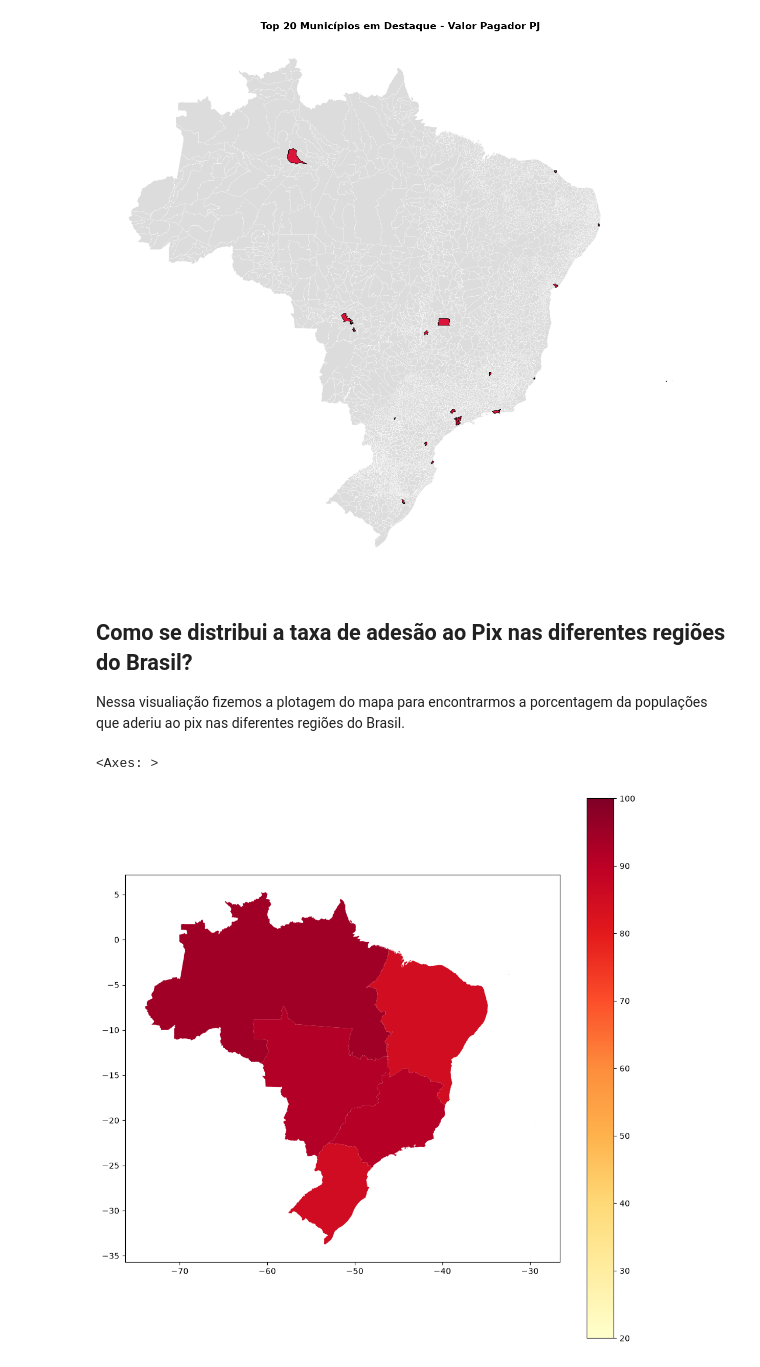
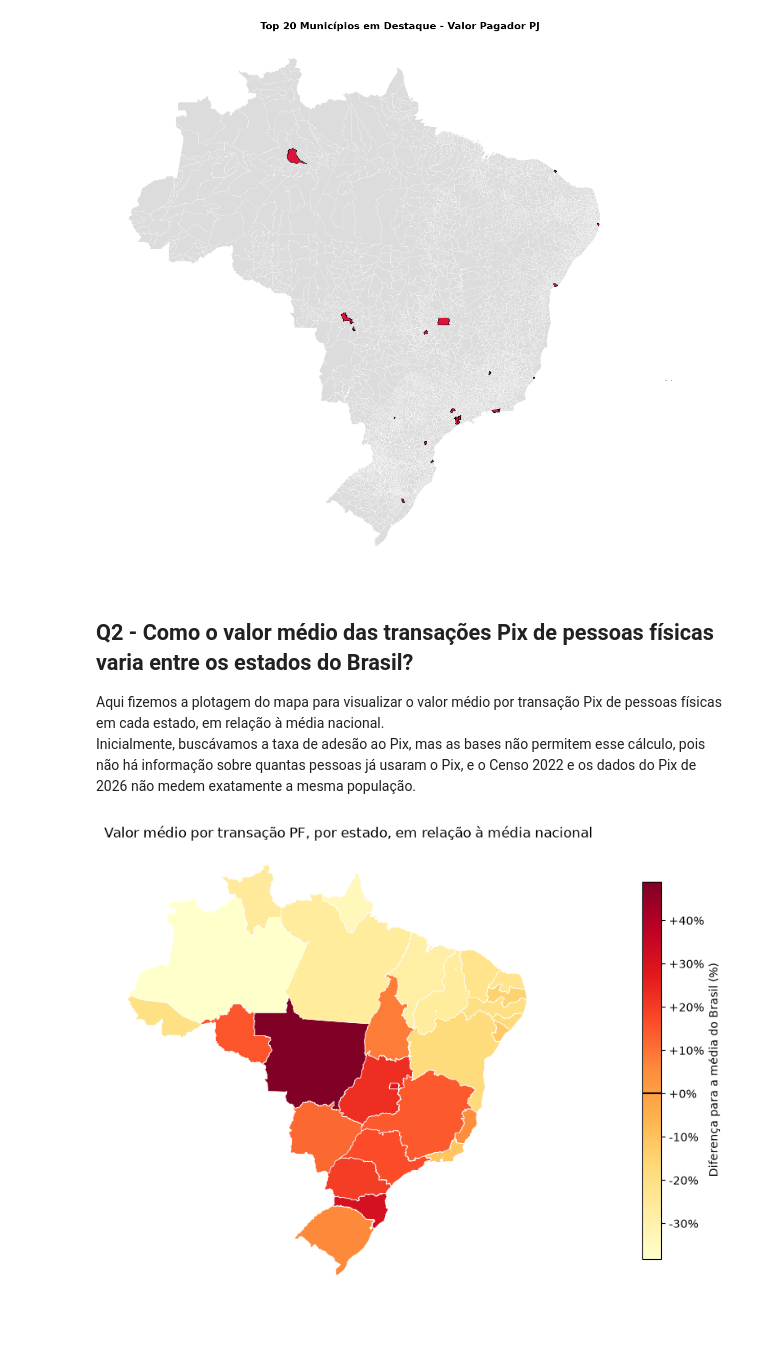
Before and after one commit to renatojo/AEDV-analise-visualizacao-pix, a Jupyter notebook: Trabalho.ipynb, the cells around one changed output. Drawn from its saved outputs; the diff is of its cells as text; code cells hidden in the pictures; blank space fills up the shorter version.

Commit message:
dados e organização dos arquivos

```diff
--- a/Trabalho.ipynb
+++ b/Trabalho.ipynb
@@ -60,10 +63,7 @@ Censo do IBGE 2022: https://basedosdados.org/dataset/08a1546e-251f-4546-9fe0-b1e
 # %%
 #Definindo os parametros --------- Nao é IA, eu que to escrevendo comentarios mesmo
 
-arquivo = './dados_pix.csv'
-censo_2022 = pd.DataFrame(pd.read_csv('./Populacao_Censo_2022.csv', sep=';'))
+arquivo = './Datasets/dados_pix.csv'
+censo_2022 = pd.DataFrame(pd.read_csv('./Datasets/Populacao_Censo_2022.csv', sep=';'))
 tabela_pix = pd.DataFrame(pd.read_csv(arquivo, sep=';'))
 mapa = gpd.read_file("zip:./BR_Municipios_2025.zip")
-
-print(tabela_pix.shape)
-print(tabela_pix.columns)
@@ -105,0 +91,13 @@ mapa_pix = pd.merge(mapa_pix, censo_2022, left_on='CD_MUN', right_on='id_municip
+# %%
+boa_esperanca = mapa_pix['NM_MUN'] == 'Boa Esperança do Norte'
+sorriso = mapa_pix['NM_MUN'] == 'Sorriso'
+
+colunas_para_somar = [c for c in mapa_pix.columns if c.startswith(('VL_', 'QT_'))] + ['AREA_KM2']
+
+mapa_pix.loc[sorriso, colunas_para_somar] = (
+    mapa_pix.loc[boa_esperanca | sorriso, colunas_para_somar].sum().values
+)
+
+mapa_pix.loc[sorriso, 'geometry'] = [mapa_pix[boa_esperanca | sorriso].unary_union]
+
+mapa_pix = mapa_pix[~boa_esperanca]
@@ -224,17 +254,32 @@ plt.show()
 # %% [output]
 [figure]
 # %% [markdown]
-## **Como se distribui a taxa de adesão ao Pix nas diferentes regiões do Brasil?**
-Nessa visualiação fizemos a plotagem do mapa para encontrarmos a porcentagem da populações que aderiu ao pix nas diferentes regiões do Brasil.
+## **Q2 - Como o valor médio das transações Pix de pessoas físicas varia entre os estados do Brasil?**
+Aqui fizemos a plotagem do mapa para visualizar o valor médio por transação Pix de pessoas físicas em cada estado, em relação à média nacional.
+Inicialmente, buscávamos a taxa de adesão ao Pix, mas as bases não permitem esse cálculo, pois não há informação sobre quantas pessoas já usaram o Pix, e o Censo 2022 e os dados do Pix de 2026 não medem exatamente a mesma população.
 # %%
-# Foi utilizado a função dissolve no lugar do groupby para poder preservar o formato das figuras
+from matplotlib.ticker import FuncFormatter
 
-mapa_pix_regioes = mapa_pix.dissolve(by='CD_REGIAO', aggfunc={'QT_PES_PagadorPF' : 'sum', 'populacao_total': 'sum'}).reset_index()
+est = mapa_pix.dissolve(by='SIGLA_UF',
+                        aggfunc={'VL_PagadorPF': 'sum', 'QT_PagadorPF': 'sum'}).reset_index()
+est['valor_medio'] = est['VL_PagadorPF'] / est['QT_PagadorPF']
+media_br = est['VL_PagadorPF'].sum() / est['QT_PagadorPF'].sum()
+est['dif'] = (est['valor_medio'] / media_br - 1) * 100
 
-mapa_pix_regioes['QT_PixPorHabitante'] = mapa_pix_regioes['QT_PES_PagadorPF'] / mapa_pix_regioes['populacao_total'] / 9 * 100
+fig, ax = plt.subplots(figsize=(10, 10))
+est.plot(column='dif', cmap='YlOrRd',
+         vmin=est['dif'].min(), vmax=est['dif'].max(),
+         ax=ax, legend=True, edgecolor='white', linewidth=0.5,
+         legend_kwds={'label': 'Diferença para a média do Brasil (%)', 'shrink': 0.6})
 
-mapa_pix_regioes.plot(column='QT_PixPorHabitante', legend=True, cmap="YlOrRd", figsize=(12,12), vmin=20, vmax=100)
+cbar = fig.axes[-1]
+cbar.yaxis.set_major_formatter(FuncFormatter(lambda v, _: f'{v:+.0f}%'))
+cbar.axhline(0, color='black', linewidth=1.5)
+
+ax.set_axis_off()
+ax.set_title('Valor médio por transação PF, por estado, em relação à média nacional',
+             loc='left', fontsize=12)
+plt.show()
 # %% [output]
-<Axes: >
-[figure, old version]
+[figure, new version]
 # %% [markdown]
```
Also changed, not shown: parts of 21 cells of this notebook, 9 other files.
